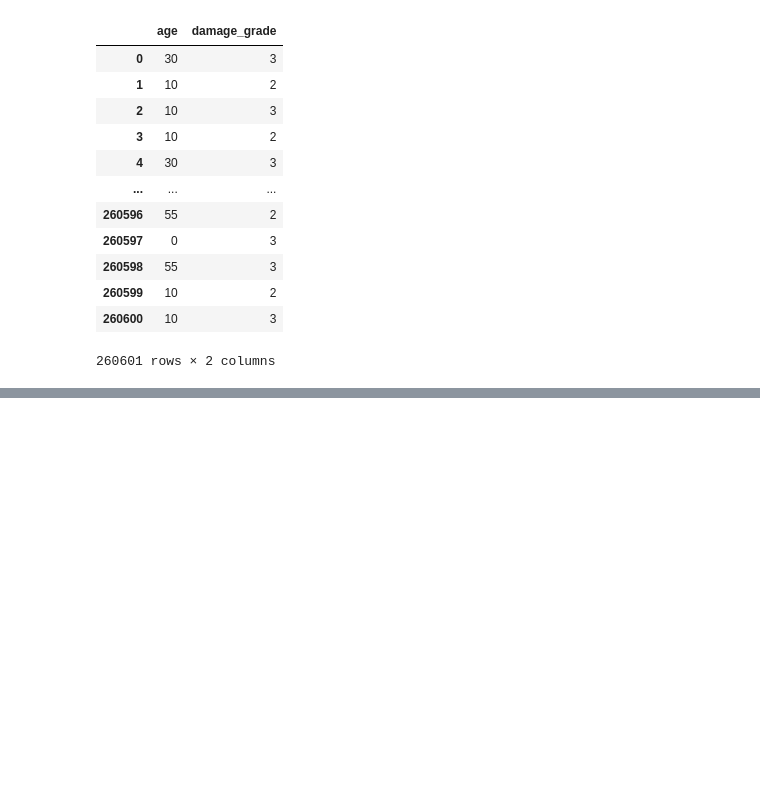
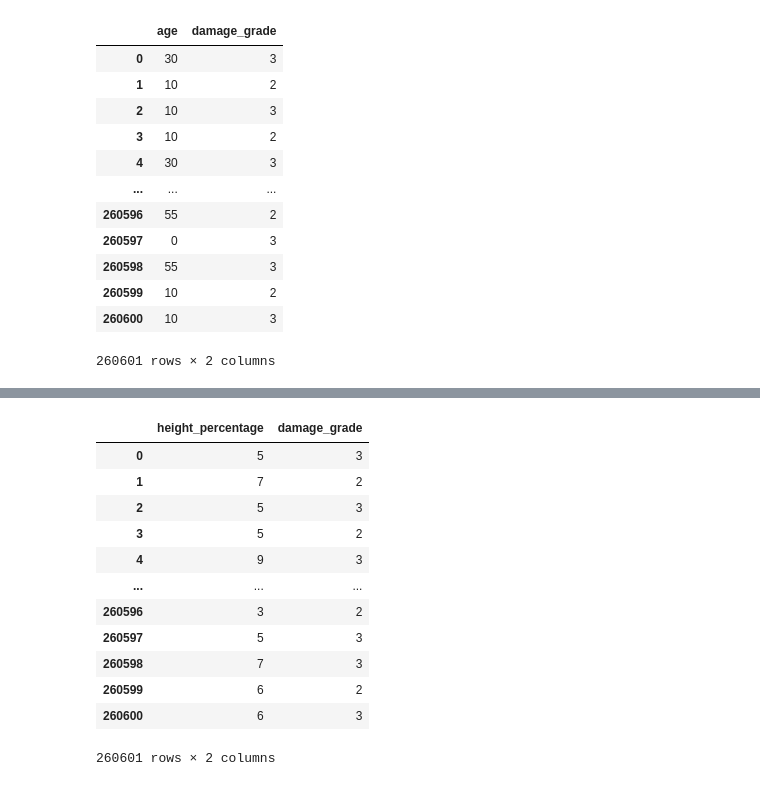
Before and after one commit to joaquinfontela/OrganizacionDeDatos-TP1, a Jupyter notebook: src/main.ipynb, the cells around one changed output, grey strips where cells are left out. Drawn from its saved outputs; the diff is of its cells as text; code cells hidden in the pictures; blank space fills up the shorter version.

```diff
--- a/src/main.ipynb
+++ b/src/main.ipynb
@@ -108,0 +109,19 @@ avg_dmg_per_age["avg_damage_grade_for_age"].plot(figsize = (10,10),\
+# %%
+ages = values.loc[:, ["building_id", "height_percentage"]]
+height_damage = ages.merge(labels, left_on = "building_id", right_on = "building_id")
+height_damage = ages_damage.loc[:, ["height_percentage", "damage_grade"]]
+height_damage
+# %% [output]
+|  | height_percentage | damage_grade |
+| 0 | 5 | 3 |
+| 1 | 7 | 2 |
+| 2 | 5 | 3 |
+| 3 | 5 | 2 |
+| 4 | 9 | 3 |
+| ... | ... | ... |
+| 260596 | 3 | 2 |
+| 260597 | 5 | 3 |
+| 260598 | 7 | 3 |
+| 260599 | 6 | 2 |
+| 260600 | 6 | 3 |
+260601 rows × 2 columns
```
Also changed, not shown: parts of 3 cells of this notebook.
